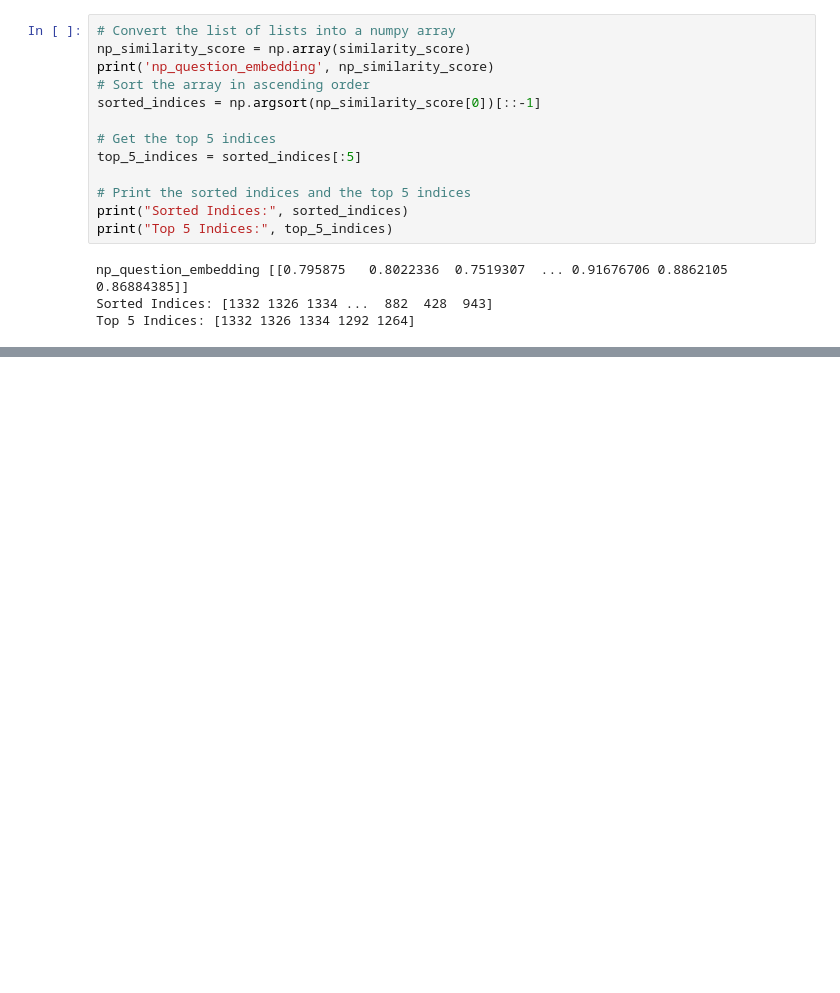
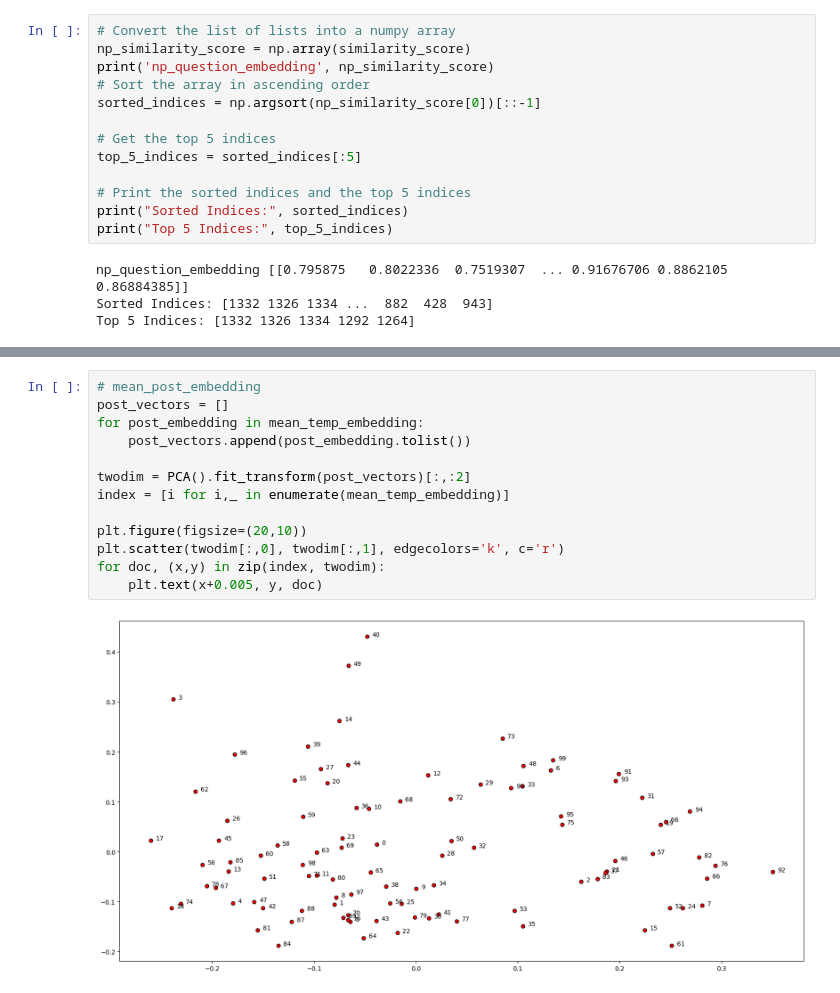
Before and after one commit to Narius2030/Vietnamese-Text-Generator, a Jupyter notebook: word_embedding.ipynb, the cells around one changed output, grey strips where cells are left out. Drawn from its saved outputs; the diff is of its cells as text; blank space fills up the shorter version.

```diff
--- a/word_embedding.ipynb
+++ b/word_embedding.ipynb
@@ -201,0 +241,15 @@ news.loc[top_5_indices.tolist(), :]
+# %%
+# mean_post_embedding
+post_vectors = []
+for post_embedding in mean_temp_embedding:
+    post_vectors.append(post_embedding.tolist())
+
+twodim = PCA().fit_transform(post_vectors)[:,:2]
+index = [i for i,_ in enumerate(mean_temp_embedding)]
+
+plt.figure(figsize=(20,10))
+plt.scatter(twodim[:,0], twodim[:,1], edgecolors='k', c='r')
+for doc, (x,y) in zip(index, twodim):
+    plt.text(x+0.005, y, doc)
+# %% [output]
+[figure, added]
```
Also changed, not shown: parts of 14 cells of this notebook.
